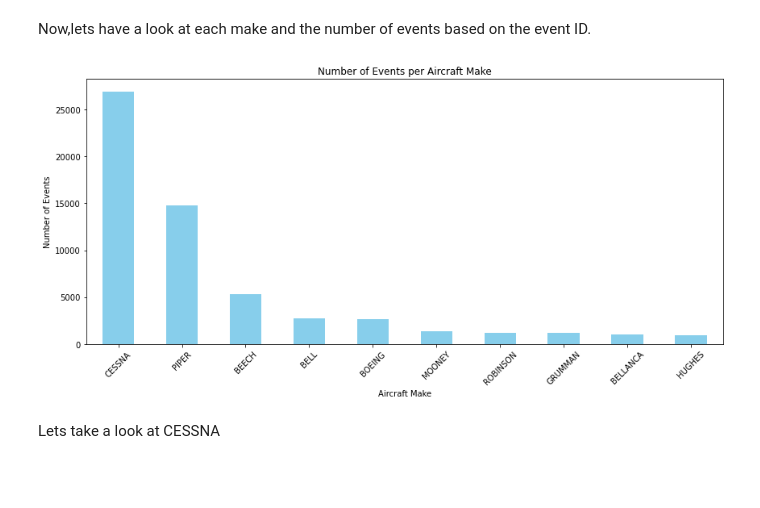
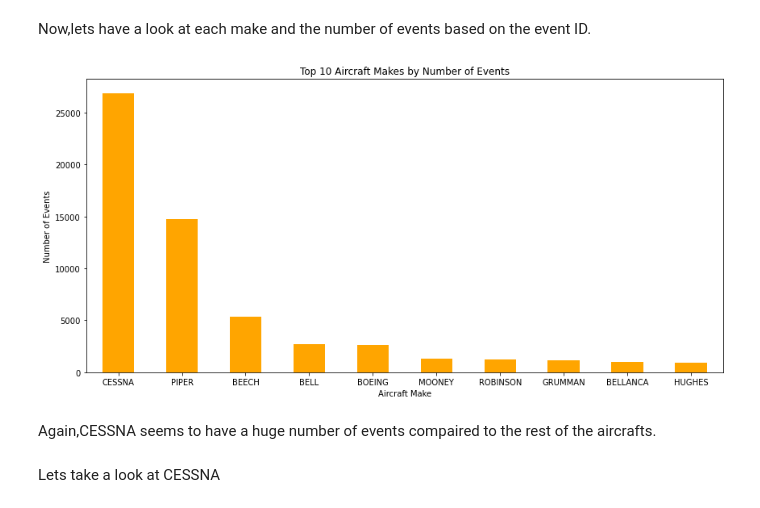
Before and after one commit to Sydney-Were/PhaseOne-Project, a Jupyter notebook: index.ipynb, the cells around one changed output. Saved outputs shown, nothing was run; the diff lists cells and outputs as text; code cells hidden in the pictures; blank space fills up the shorter version.

```diff
--- a/index.ipynb
+++ b/index.ipynb
@@ -377,18 +378,22 @@ oh, Perfect we now know basing on this bargraph that Cessna has been having more
 # %% [markdown]
 Now,lets have a look at each make and the number of events based on the event ID.
 # %%
-# This Groups by 'Make' and count unique 'Event.Id'
+# Group by Make and count
 event_counts = cleaned_df.groupby('Make')['Event.Id'].nunique().sort_values(ascending=False)
+
+# Only take top 10
+top_10_makes = event_counts.head(10)
 
 # Plot
 plt.figure(figsize=(12,6))
-top_makes.plot(kind='bar', color='skyblue')
+top_10_makes.plot(kind='bar', color='orange')
 
-plt.title('Number of Events per Aircraft Make')
+plt.title('Top 10 Aircraft Makes by Number of Events')
 plt.xlabel('Aircraft Make')
 plt.ylabel('Number of Events')
-plt.xticks(rotation=45)
+plt.xticks(rotation=360)
+
+plt.savefig('Top 10 Aircraft Makes by Number of Events', dpi=300)
 plt.tight_layout()
-plt.show()
 # %% [output]
-[figure, old version]
+[figure, new version]
@@ -397,3 +400,5 @@ Again,CESSNA seems to have a huge number of events compaired to the rest of the
+# %% [markdown]
+Again,CESSNA seems to have a huge number of events compaired to the rest of the aircrafts.
 # %% [markdown]
 Lets take a look at CESSNA
 # %%
```
Also changed, not shown: parts of 6 cells of this notebook, 6 other files.
